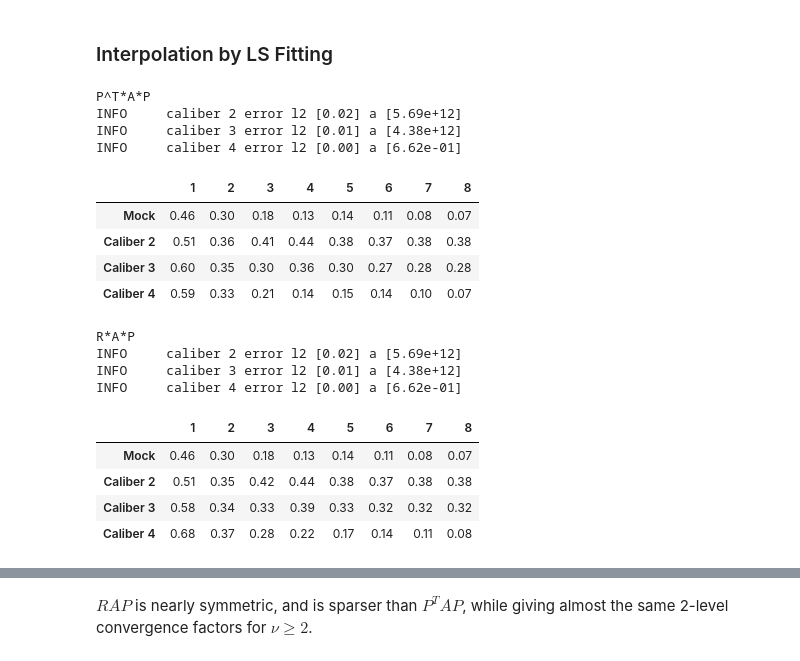
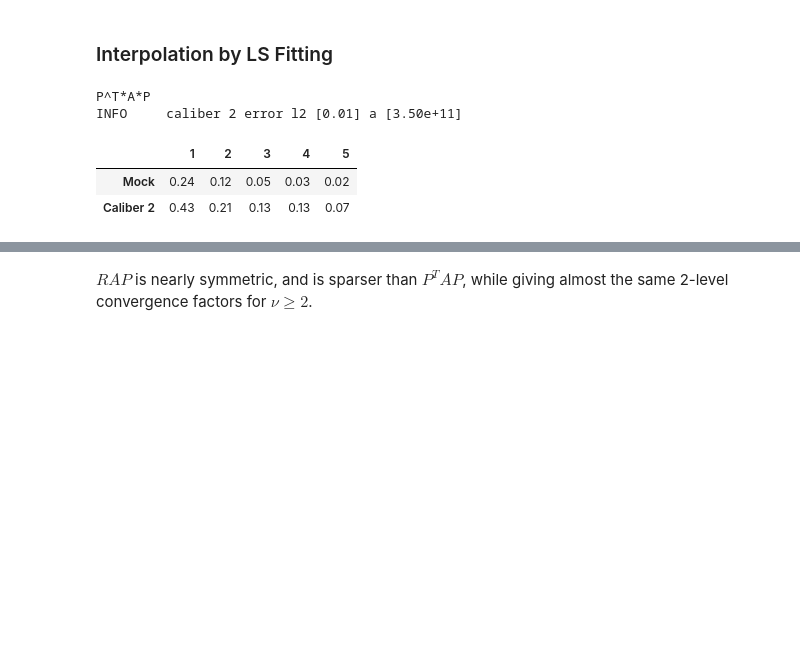
Before and after one commit to 436ahsan/Helmholtz, a Jupyter notebook: notebooks/multilevel_repetitive_local.ipynb, the cells around one changed output, grey strips where cells are left out. Drawn from its saved outputs; the diff is of its cells as text; code cells hidden in the pictures; blank space fills up the shorter version.

```diff
--- a/notebooks/multilevel_repetitive_local.ipynb
+++ b/notebooks/multilevel_repetitive_local.ipynb
@@ -13,14 +13,18 @@ np.random.seed(1)
 # Domain size.
 n = 96
 # Scaled wave number. Fit so lam_min = 0 (integer # periods in domain).
-discretization = "5-point"
-kh = helmholtz.analysis.ideal.find_singular_kh(discretization, n)[0]
+discretization = "3-point"
+kh = 0
+#kh = helmholtz.analysis.ideal.find_singular_kh(discretization, n)[0]
 
 repetitive = True
 
+# Test vectors.
+ideal_tv = True #. False    # Use eigenvectors or not.
 # Number of test vectors.
-ideal_tv = True  # False    # Use eigenvectors or not.
-num_examples = 3
+num_examples = 2
+# Set # sweeps manually here.
+num_sweeps_on_vectors = 1000 # None
 threshold = 0.1
 
 # Boottstrapping parameters.
@@ -76,12 +79,13 @@ INFO     Relax conv 0.95 shrinkage 0.71 PODR RER 0.38 after 8 sweeps. Work 1.0 e
 # %%
+nu = num_sweeps_on_vectors if num_sweeps_on_vectors is not None else num_sweeps
 # Generate initial test vectors.
 level = multilevel[0]
 if ideal_tv:
     _LOGGER.info("Generating {} ideal TVs".format(num_examples))
     x, lam = hm.analysis.ideal.ideal_tv(level.a, num_examples)
 else:
-    _LOGGER.info("Generating {} TVs with {} sweeps".format(num_examples, num_sweeps))
-    x = hm.setup.auto_setup.get_test_matrix(a, num_sweeps, num_examples=num_examples)
+    _LOGGER.info("Generating {} TVs with {} sweeps".format(num_examples, nu))
+    x = hm.setup.auto_setup.get_test_matrix(a, nu, num_examples=num_examples)
     _LOGGER.info("RER {:.3f}".format(norm(level.a.dot(x)) / norm(x)))
 x_log.append(x)
 # %% [output]
@@ -90,8 +94,8 @@ INFO     Generating 3 ideal TVs
 ### Coarsening: Fixed (4/2)
 # %%
 # Coarsening. Force 2 coarse vars per aggregate so we can test alignment.
-aggregate_size = 4
-num_components = 2
+    aggregate_size = 2 #4
+    num_components = 1 #2
 
 # Optimize aggregate_size, num_components using mock cycle rates.
 # coarsener = hm.setup.coarsening_uniform.UniformCoarsener(
@@ -104,7 +108,7 @@ num_components = 2
 #     r.shape, aggregate_size, nc, cr, mean_energy_error, num_sweeps, mock_conv, mock_efficiency))
 # coarsener.get_coarsening_info(1, fmt="dataframe")
 # %%
-r, s = hm.repetitive.locality.create_coarsening(x, aggregate_size, num_components)
+r, s = hm.repetitive.locality.create_coarsening(x, aggregate_size, num_components, normalize=True)
 R = r.tile(level.size // aggregate_size)
 xc = R.dot(x)
 display(pd.DataFrame(R[:5,:10].todense()))
@@ -166,8 +167,8 @@ This intepolation is good up to $\nu = 2$, conv $\approx 0.5$.
 # %% [markdown]
 ### Interpolation by LS Fitting
 # %%
-calibers = (2, 3, 4)
-for use_r_as_restriction in (False, True):
+calibers = (2,) #(2, 3, 4)
+for use_r_as_restriction in (False, ): #(False, True):
     print("R*A*P" if use_r_as_restriction else "P^T*A*P")
     l2c = []
     p_caliber = []
@@ -180,50 +181,37 @@ for use_r_as_restriction in (False, True):
             x, a, R, interpolation_method, aggregate_size=aggregate_size, nc=num_components,
             neighborhood=neighborhood, repetitive=repetitive, target_error=0.1,
             caliber=caliber)
 
         # for title, x_set in ((("all", x),) if repetitive else (("fit", x_fit), ("test", x_test))):
         #     error = norm(x_set - p.dot(R.dot(x_set)), axis=0) / norm(x_set, axis=0)
         #     error_a = norm(level.a.dot(x_set - p.dot(R.dot(x_set))), axis=0) / norm(x_set, axis=0)
         #     _LOGGER.info(
         #         "{:<4s} set size {:<2d} P L2 error mean {:.2f} max {:.2f} A error mean {:.2f} max {:.2f}".format(
         #             title, len(error), np.mean(error), np.max(error), np.mean(error_a), np.max(error_a)))
 
         # Initial guess for interpoation: P = R^T on a single aggregate.
         #display(pd.DataFrame(p[:6, :6].todense()))
 
         two_level_conv = np.array([
             hm.repetitive.locality.two_level_conv_factor(
                 hm.repetitive.locality.create_two_level_hierarchy(
                 kh, discretization, n, R, p, aggregate_size,
                     use_r_as_restriction=use_r_as_restriction),
                 nu, print_frequency=None)[1]
              for nu in nu_values])
         l2c.append(two_level_conv)
         p_caliber.append(p)
 
     conv = pd.DataFrame(np.array([mock_conv] + l2c).transpose(),
                         index=nu_values, columns=("Mock",) + tuple("Caliber {}".format(caliber)
                                                                   for caliber in calibers)).transpose()
     display(conv)
 # %% [output]
 P^T*A*P
-INFO     caliber 2 error l2 [0.02] a [5.69e+12]
-INFO     caliber 3 error l2 [0.01] a [4.38e+12]
-INFO     caliber 4 error l2 [0.00] a [6.62e-01]
+INFO     caliber 2 error l2 [0.01] a [3.50e+11]
-|  | 1 | 2 | 3 | 4 | 5 | 6 | 7 | 8 |
-| Mock | 0.46 | 0.30 | 0.18 | 0.13 | 0.14 | 0.11 | 0.08 | 0.07 |
-| Caliber 2 | 0.51 | 0.36 | 0.41 | 0.44 | 0.38 | 0.37 | 0.38 | 0.38 |
-| Caliber 3 | 0.60 | 0.35 | 0.30 | 0.36 | 0.30 | 0.27 | 0.28 | 0.28 |
-| Caliber 4 | 0.59 | 0.33 | 0.21 | 0.14 | 0.15 | 0.14 | 0.10 | 0.07 |
+|  | 1 | 2 | 3 | 4 | 5 |
+| Mock | 0.24 | 0.12 | 0.05 | 0.03 | 0.02 |
+| Caliber 2 | 0.43 | 0.21 | 0.13 | 0.13 | 0.07 |
-R*A*P
-INFO     caliber 2 error l2 [0.02] a [5.69e+12]
-INFO     caliber 3 error l2 [0.01] a [4.38e+12]
-INFO     caliber 4 error l2 [0.00] a [6.62e-01]
-|  | 1 | 2 | 3 | 4 | 5 | 6 | 7 | 8 |
-| Mock | 0.46 | 0.30 | 0.18 | 0.13 | 0.14 | 0.11 | 0.08 | 0.07 |
-| Caliber 2 | 0.51 | 0.35 | 0.42 | 0.44 | 0.38 | 0.37 | 0.38 | 0.38 |
-| Caliber 3 | 0.58 | 0.34 | 0.33 | 0.39 | 0.33 | 0.32 | 0.32 | 0.32 |
-| Caliber 4 | 0.68 | 0.37 | 0.28 | 0.22 | 0.17 | 0.14 | 0.11 | 0.08 |
 # %%
 for caliber, p in zip(calibers, p_caliber):
 #    styler = pd.DataFrame(p[:8, :8].todense()).style.set_table_attributes("style='display:inline'").set_caption("Caliber {}".format(caliber)).format(precision=2)
```
Also changed, not shown: parts of 25 cells of this notebook, 12 other files.
